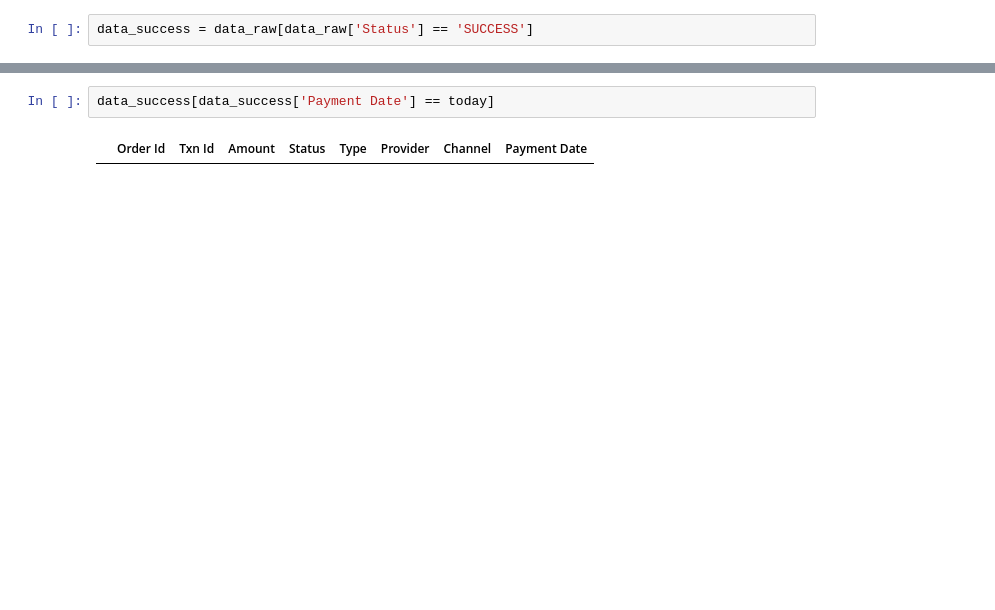
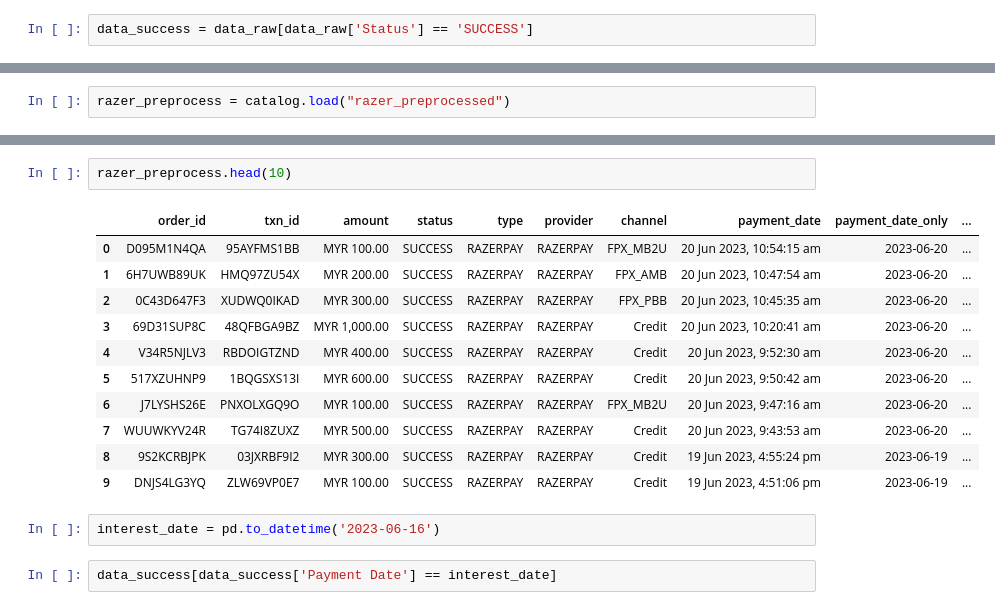
Before and after one commit to Bahqifays/Razer, a Jupyter notebook: notebooks/Test.ipynb, the cells around one changed output, grey strips where cells are left out. Drawn from its saved outputs; the diff is of its cells as text; blank space fills up the shorter version.

```diff
--- a/notebooks/Test.ipynb
+++ b/notebooks/Test.ipynb
@@ -99,0 +222,2 @@ data_success['Payment Date'] = pd.to_datetime(data_success['Payment Date'])
+# %%
+razer_preprocess = catalog.load("razer_preprocessed")
@@ -100,4 +242,18 @@ data_success['Payment Date'] = pd.to_datetime(data_success['Payment Date'])
+# %%
+razer_preprocess.head(10)
+# %% [output]
+|  | order_id | txn_id | amount | status | type | provider | channel | payment_date | payment_date_only | ... |
+| 0 | D095M1N4QA | 95AYFMS1BB | MYR 100.00 | SUCCESS | RAZERPAY | RAZERPAY | FPX_MB2U | 20 Jun 2023, 10:54:15 am | 2023-06-20 | ... |
+| 1 | 6H7UWB89UK | HMQ97ZU54X | MYR 200.00 | SUCCESS | RAZERPAY | RAZERPAY | FPX_AMB | 20 Jun 2023, 10:47:54 am | 2023-06-20 | ... |
+| 2 | 0C43D647F3 | XUDWQ0IKAD | MYR 300.00 | SUCCESS | RAZERPAY | RAZERPAY | FPX_PBB | 20 Jun 2023, 10:45:35 am | 2023-06-20 | ... |
+| 3 | 69D31SUP8C | 48QFBGA9BZ | MYR 1,000.00 | SUCCESS | RAZERPAY | RAZERPAY | Credit | 20 Jun 2023, 10:20:41 am | 2023-06-20 | ... |
+| 4 | V34R5NJLV3 | RBDOIGTZND | MYR 400.00 | SUCCESS | RAZERPAY | RAZERPAY | Credit | 20 Jun 2023, 9:52:30 am | 2023-06-20 | ... |
+| 5 | 517XZUHNP9 | 1BQGSXS13I | MYR 600.00 | SUCCESS | RAZERPAY | RAZERPAY | Credit | 20 Jun 2023, 9:50:42 am | 2023-06-20 | ... |
+| 6 | J7LYSHS26E | PNXOLXGQ9O | MYR 100.00 | SUCCESS | RAZERPAY | RAZERPAY | FPX_MB2U | 20 Jun 2023, 9:47:16 am | 2023-06-20 | ... |
+| 7 | WUUWKYV24R | TG74I8ZUXZ | MYR 500.00 | SUCCESS | RAZERPAY | RAZERPAY | Credit | 20 Jun 2023, 9:43:53 am | 2023-06-20 | ... |
+| 8 | 9S2KCRBJPK | 03JXRBF9I2 | MYR 300.00 | SUCCESS | RAZERPAY | RAZERPAY | Credit | 19 Jun 2023, 4:55:24 pm | 2023-06-19 | ... |
+| 9 | DNJS4LG3YQ | ZLW69VP0E7 | MYR 100.00 | SUCCESS | RAZERPAY | RAZERPAY | Credit | 19 Jun 2023, 4:51:06 pm | 2023-06-19 | ... |
+# %%
+interest_date = pd.to_datetime('2023-06-16')
 # %%
-data_success[data_success['Payment Date'] == today]
+data_success[data_success['Payment Date'] == interest_date]
-# %% [output]
-|  | Order Id | Txn Id | Amount | Status | Type | Provider | Channel | Payment Date |
```
Also changed, not shown: parts of 25 cells of this notebook, 9 other files.
